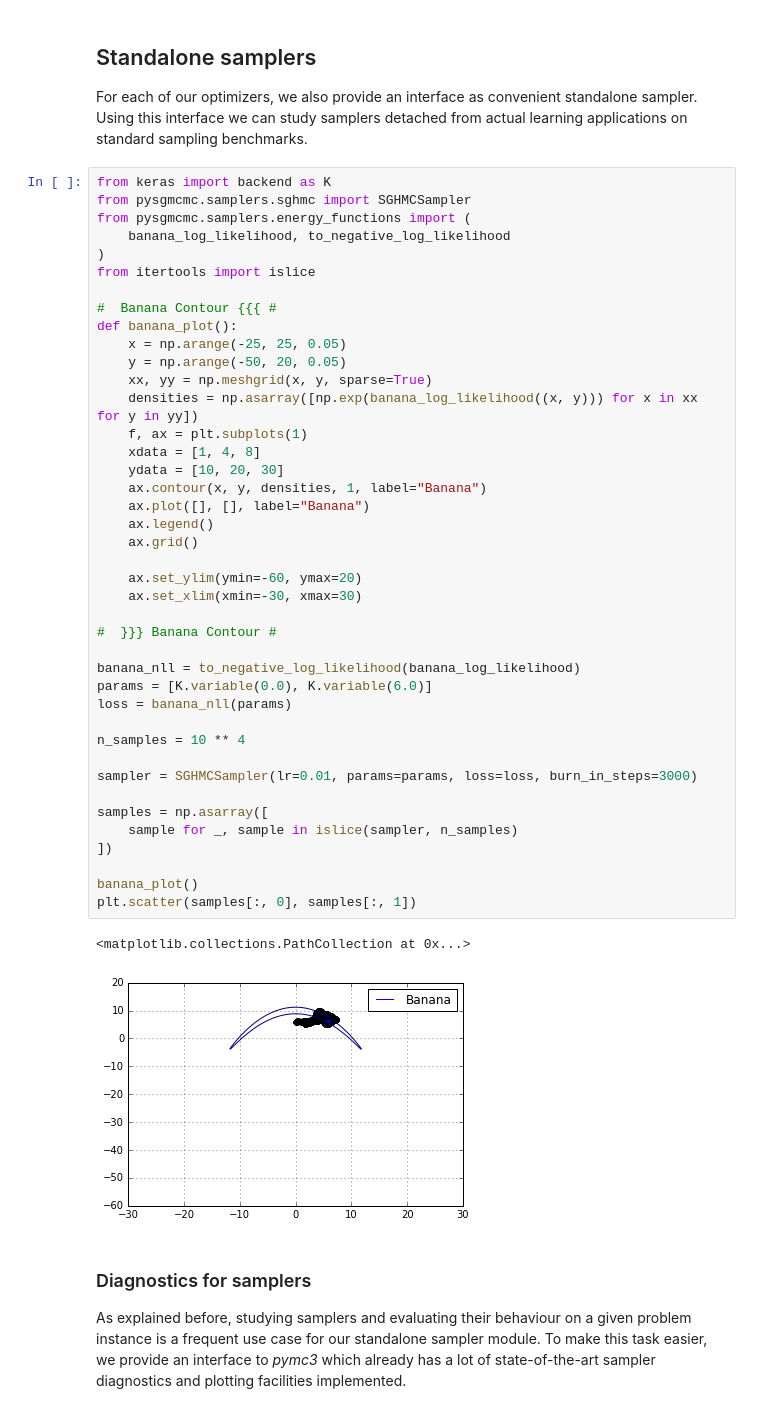
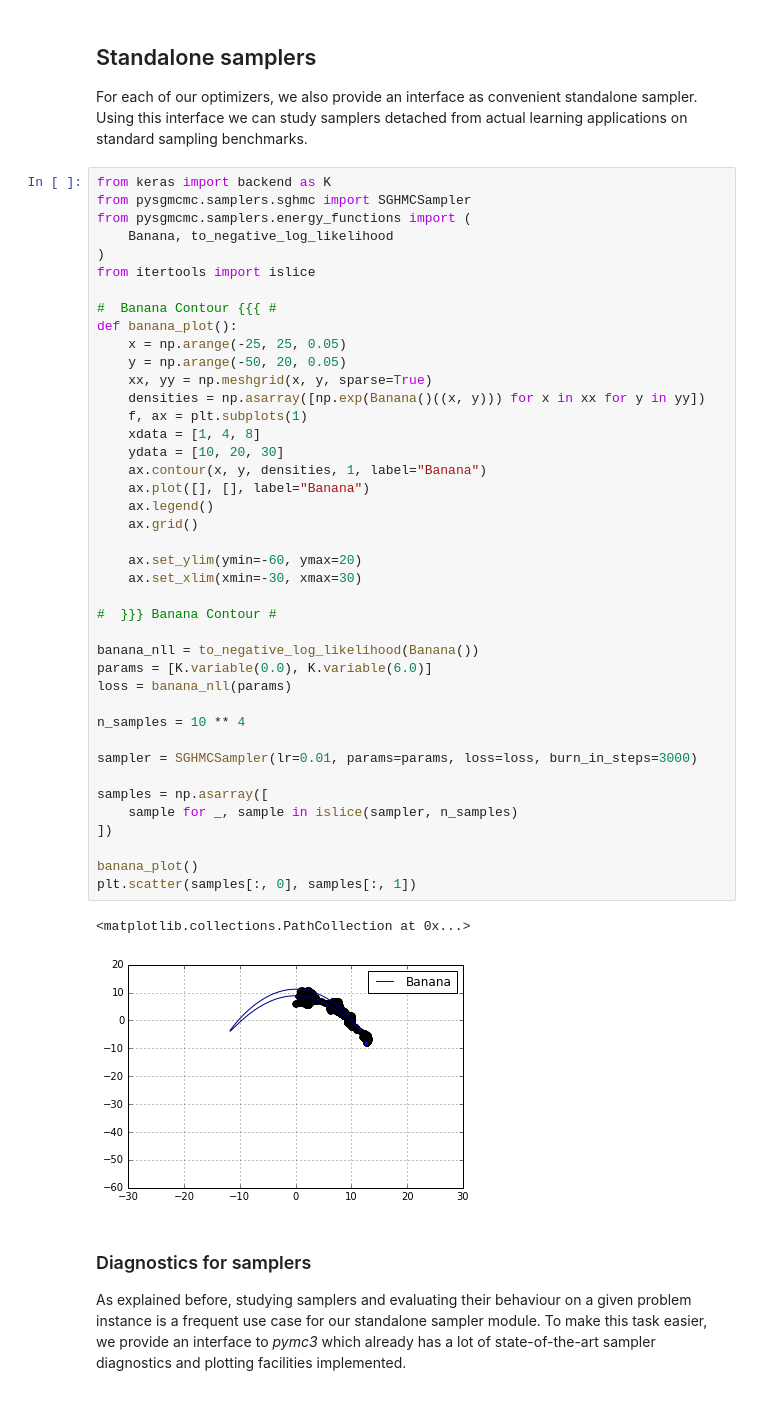
Before and after one commit to MFreidank/pysgmcmc, a Jupyter notebook: docs/source/notebooks/api_quickstart.ipynb, the cells around one changed output. Drawn from its saved outputs; the diff is of its cells as text.

```diff
--- a/docs/source/notebooks/api_quickstart.ipynb
+++ b/docs/source/notebooks/api_quickstart.ipynb
@@ -109,7 +109,7 @@ Using this interface we can study samplers detached from actual learning applica
 from keras import backend as K
 from pysgmcmc.samplers.sghmc import SGHMCSampler
 from pysgmcmc.samplers.energy_functions import (
-    banana_log_likelihood, to_negative_log_likelihood
+    Banana, to_negative_log_likelihood
 )
 from itertools import islice
 
@@ -118,37 +118,37 @@ def banana_plot():
     x = np.arange(-25, 25, 0.05)
     y = np.arange(-50, 20, 0.05)
     xx, yy = np.meshgrid(x, y, sparse=True)
-    densities = np.asarray([np.exp(banana_log_likelihood((x, y))) for x in xx for y in yy])
+    densities = np.asarray([np.exp(Banana()((x, y))) for x in xx for y in yy])
     f, ax = plt.subplots(1)
     xdata = [1, 4, 8]
     ydata = [10, 20, 30]
     ax.contour(x, y, densities, 1, label="Banana")
     ax.plot([], [], label="Banana")
     ax.legend()
     ax.grid()
 
     ax.set_ylim(ymin=-60, ymax=20)
     ax.set_xlim(xmin=-30, xmax=30)
 
 #  }}} Banana Contour #
 
-banana_nll = to_negative_log_likelihood(banana_log_likelihood)
+banana_nll = to_negative_log_likelihood(Banana())
 params = [K.variable(0.0), K.variable(6.0)]
 loss = banana_nll(params)
 
 n_samples = 10 ** 4
 
 sampler = SGHMCSampler(lr=0.01, params=params, loss=loss, burn_in_steps=3000)
 
 samples = np.asarray([
     sample for _, sample in islice(sampler, n_samples)
 ])
 
 banana_plot()
 plt.scatter(samples[:, 0], samples[:, 1])
 # %% [output]
 <matplotlib.collections.PathCollection at 0x...>
-[figure, old version]
+[figure, new version]
 # %% [markdown]
 ### Diagnostics for samplers
 
```
Also changed, not shown: parts of 3 cells of this notebook.
